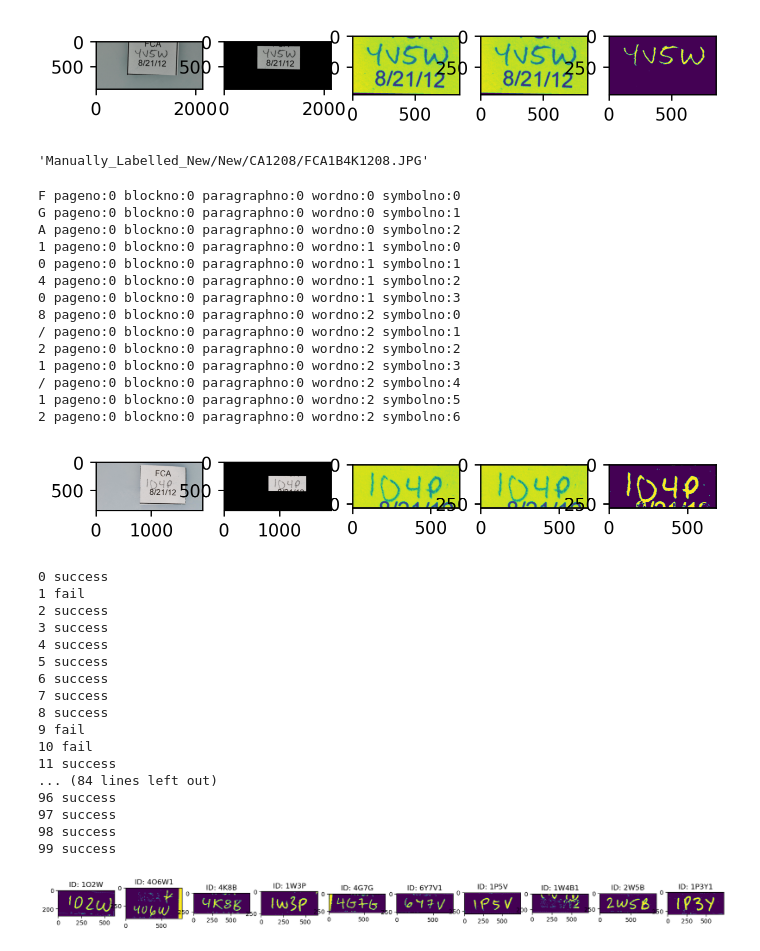
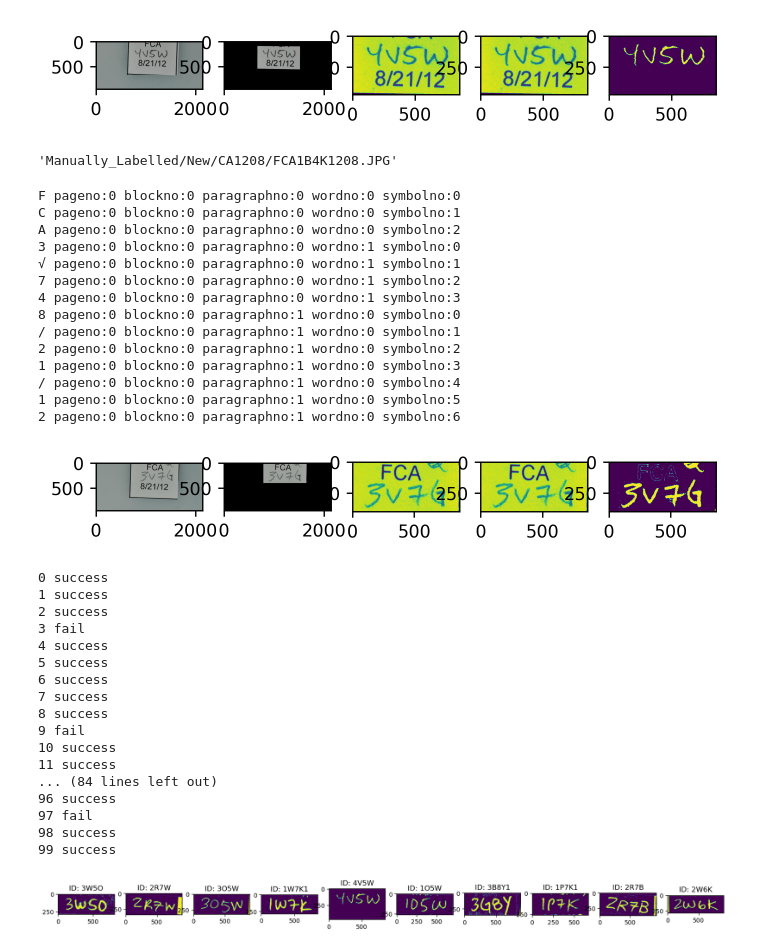
Before and after one commit to Jor-Lee/Guppies, a Jupyter notebook: Python_Files/ML_preprocessing.ipynb, the cells around one changed output. Cells and saved outputs as stored; diff of their text form; code cells hidden in the pictures.

```diff
--- a/Python_Files/ML_preprocessing.ipynb
+++ b/Python_Files/ML_preprocessing.ipynb
@@ -169,11 +169,14 @@ def extract_ID_handwriting(frame, paragraph_vertices, verbose=False):
     x = np.argsort(paragraph_vertices[:,0])
     y = np.argsort(paragraph_vertices[:,1])
 
-    adapted_para_box[x[:2],0] = paragraph_vertices[x[:2],0] - padx
-    adapted_para_box[x[2:],0] = paragraph_vertices[x[2:],0] + 1.2*padx
 
-    adapted_para_box[y[:2],1] = paragraph_vertices[y[:2],1] - pady
-    adapted_para_box[y[2:],1] = paragraph_vertices[y[2:],1] + pady
+    adapted_para_box[x[:2],0] = np.max( np.stack(( paragraph_vertices[x[:2],0] - padx , [0,0] )), axis=0)
+
+    adapted_para_box[x[2:],0] = np.min( np.stack(( paragraph_vertices[x[2:],0] + 1.2*padx , [frame.shape[1],frame.shape[1]] )), axis=0)
+
+    adapted_para_box[y[:2],1] = np.max( np.stack(( paragraph_vertices[y[:2],1] - pady, [0,0] )), axis=0)
+    adapted_para_box[y[2:],1] = np.min( np.stack(( paragraph_vertices[y[2:],1] + pady , [frame.shape[0],frame.shape[0]])), axis=0)
+
 
     rel_area = polygon(adapted_para_box[:,1], adapted_para_box[:,0])
     mask1 = np.zeros(frame.shape[:2], dtype=np.uint8)
@@ -233,7 +236,7 @@ def extract_ID_handwriting(frame, paragraph_vertices, verbose=False):
 
     return frame
 # %%
-file = 'Manually_Labelled_New/New/CA1208/FCA4V5W1208.JPG'
+file = 'Manually_Labelled/New/CA1208/FCA4V5W1208.JPG'
 client = vision.ImageAnnotatorClient()
 frame, para_box = GetImageAndParaBox(file, client)
 
@@ -242,7 +245,7 @@ ID = extract_ID_handwriting(frame, para_box, verbose=True)
 # %% [output]
 [figure]
 # %%
-folder = 'Manually_Labelled_New/New/CA1208'
+folder = 'Manually_Labelled/New/CA1208'
 bucket_name = "guppy_images"
 storage_client = storage.Client()
 bucket = storage_client.bucket(bucket_name)
@@ -252,7 +255,7 @@ file_list = [file.name for file in file_list]
 # %%
 file_list[0]
 # %% [output]
-'Manually_Labelled_New/New/CA1208/FCA1B4K1208.JPG'
+'Manually_Labelled/New/CA1208/FCA1B4K1208.JPG'
 # %%
 def extract_ID(file_list):
 
@@ -269,25 +272,25 @@ def extract_ID(file_list):
 # %%
 IDs = np.array(extract_ID(file_list))
 # %%
-frame, para_box = GetImageAndParaBox(file_list[13], client = client, verbose=True)
+frame, para_box = GetImageAndParaBox(file_list[78], client = client, verbose=True)
 
 im_ID = extract_ID_handwriting(frame, para_box, verbose=True)
 # %% [output]
 F pageno:0 blockno:0 paragraphno:0 wordno:0 symbolno:0
-G pageno:0 blockno:0 paragraphno:0 wordno:0 symbolno:1
+C pageno:0 blockno:0 paragraphno:0 wordno:0 symbolno:1
 A pageno:0 blockno:0 paragraphno:0 wordno:0 symbolno:2
-1 pageno:0 blockno:0 paragraphno:0 wordno:1 symbolno:0
-0 pageno:0 blockno:0 paragraphno:0 wordno:1 symbolno:1
-4 pageno:0 blockno:0 paragraphno:0 wordno:1 symbolno:2
-0 pageno:0 blockno:0 paragraphno:0 wordno:1 symbolno:3
-8 pageno:0 blockno:0 paragraphno:0 wordno:2 symbolno:0
-/ pageno:0 blockno:0 paragraphno:0 wordno:2 symbolno:1
-2 pageno:0 blockno:0 paragraphno:0 wordno:2 symbolno:2
-1 pageno:0 blockno:0 paragraphno:0 wordno:2 symbolno:3
-/ pageno:0 blockno:0 paragraphno:0 wordno:2 symbolno:4
-1 pageno:0 blockno:0 paragraphno:0 wordno:2 symbolno:5
-2 pageno:0 blockno:0 paragraphno:0 wordno:2 symbolno:6
+3 pageno:0 blockno:0 paragraphno:0 wordno:1 symbolno:0
+√ pageno:0 blockno:0 paragraphno:0 wordno:1 symbolno:1
+7 pageno:0 blockno:0 paragraphno:0 wordno:1 symbolno:2
+4 pageno:0 blockno:0 paragraphno:0 wordno:1 symbolno:3
+8 pageno:0 blockno:0 paragraphno:1 wordno:0 symbolno:0
+/ pageno:0 blockno:0 paragraphno:1 wordno:0 symbolno:1
+2 pageno:0 blockno:0 paragraphno:1 wordno:0 symbolno:2
+1 pageno:0 blockno:0 paragraphno:1 wordno:0 symbolno:3
+/ pageno:0 blockno:0 paragraphno:1 wordno:0 symbolno:4
+1 pageno:0 blockno:0 paragraphno:1 wordno:0 symbolno:5
+2 pageno:0 blockno:0 paragraphno:1 wordno:0 symbolno:6
-[figure, old version]
+[figure, new version]
 # %%
 some_im_IDs = []
 some_label_IDs = []
@@ -309,20 +312,20 @@ for i in range(100):
     print(st)
 # %% [output]
 0 success
-1 fail
+1 success
 2 success
-3 success
+3 fail
 4 success
 5 success
 6 success
 7 success
 8 success
 9 fail
-10 fail
+10 success
 11 success
 ... (84 lines left out)
 96 success
-97 success
+97 fail
 98 success
 99 success
 # %%
@@ -334,7 +337,7 @@ for i in range(10):
     ax[i].imshow(some_im_IDs[i])
     ax[i].set_title('ID: %s' %some_label_IDs[i])
 # %% [output]
-[figure, old version]
+[figure, new version]
 # %%
 np.save('images.npy',some_im_IDs)
 # %%
```
Also changed, not shown: parts of 1 cell of this notebook.
